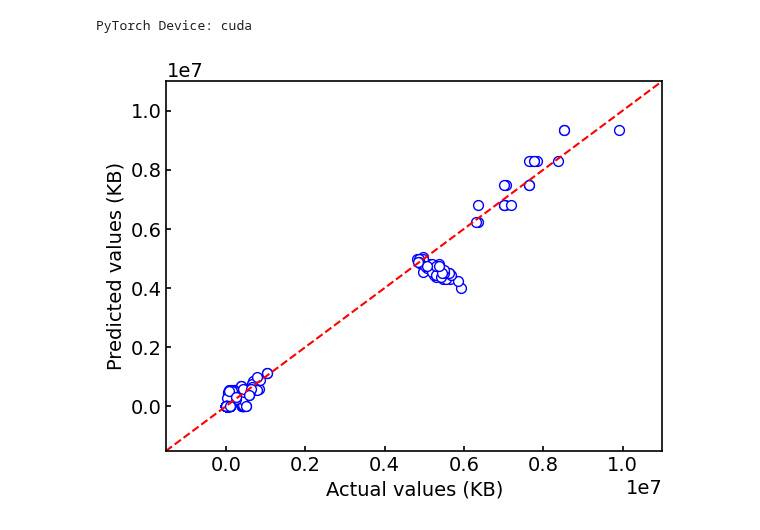
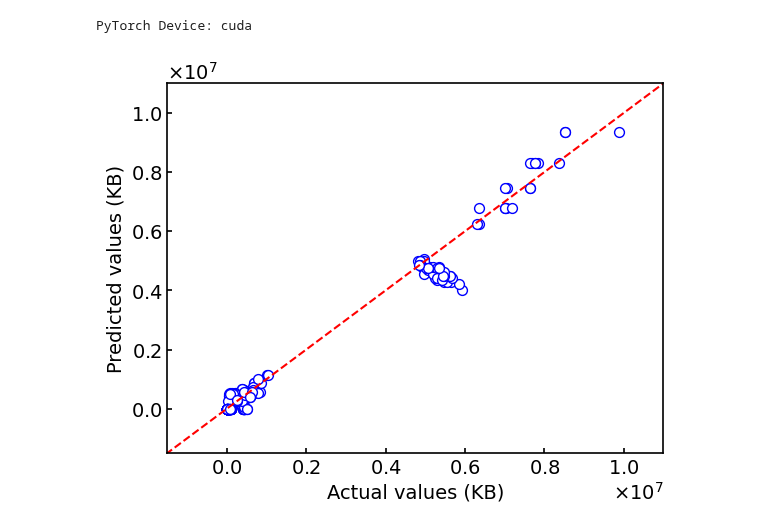
Before and after one commit to ITK13201/ml-dcs, a Jupyter notebook: ml-dcs/notebooks/graph/20241120-000000/memory-usage.ipynb, the cells around one changed output. Drawn from its saved outputs; the diff is of its cells as text; code cells hidden in the pictures.

Commit message:
modify: fix graph

```diff
--- a/ml-dcs/notebooks/graph/20241120-000000/memory-usage.ipynb
+++ b/ml-dcs/notebooks/graph/20241120-000000/memory-usage.ipynb
@@ -2,8 +2,8 @@
 from ml_dcs.config import config # NOQA
 
 INPUT_DIR = "./tmp/evaluation/20241116-000000/output/gnn/memory-usage/20241120-103255"
-X_LABEL_MU = "Actual values (KB)"
-Y_LABEL_MU = "Predicted values (KB)"
+X_LABEL = "Actual values (KB)"
+Y_LABEL = "Predicted values (KB)"
 X_LIM = (-0.15 * 10**7, 1.1 * 10**7)
 Y_LIM = (-0.15 * 10**7, 1.1 * 10**7)
 # %% [output]
@@ -11,24 +11,24 @@ PyTorch Device: cuda
 # %%
 import json
 from ml_dcs.internal.graph.graph import GraphUtil
 from ml_dcs.domain.ml_gnn import GNNTestingResult
 from ml_dcs.domain.graph import Graph, PredictionAccuracyGraphData
 
 input_path = f"{INPUT_DIR}/testing-result.json"
 
 with open(input_path, "r") as f:
     data_dict = json.load(f)
 data_model = GNNTestingResult(**data_dict)
 data = PredictionAccuracyGraphData.from_ml_gnn_class(data_model)
-mag = 7
 graph = Graph(
     data=data,
-    x_label=X_LABEL_MU,
-    y_label=Y_LABEL_MU,
+    x_label=X_LABEL,
+    y_label=Y_LABEL,
     x_lim=X_LIM,
     y_lim=Y_LIM,
+    order_of_mag=7
 )
 util = GraphUtil(graph)
 util.show()
 # %% [output]
-[figure, old version]
+[figure, new version]
```
Also changed, not shown: 1 other file.
